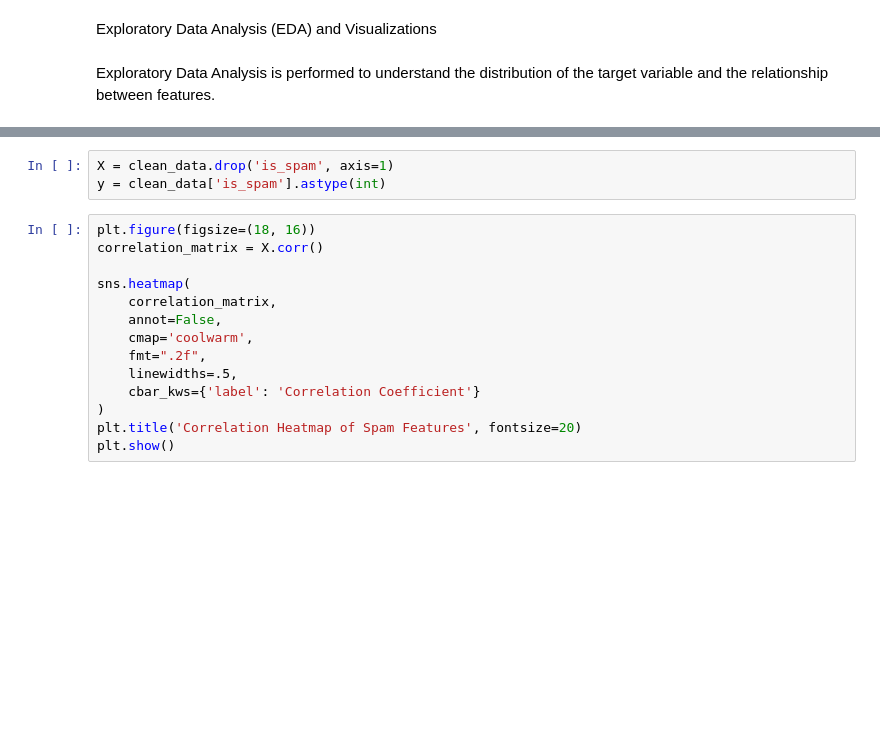
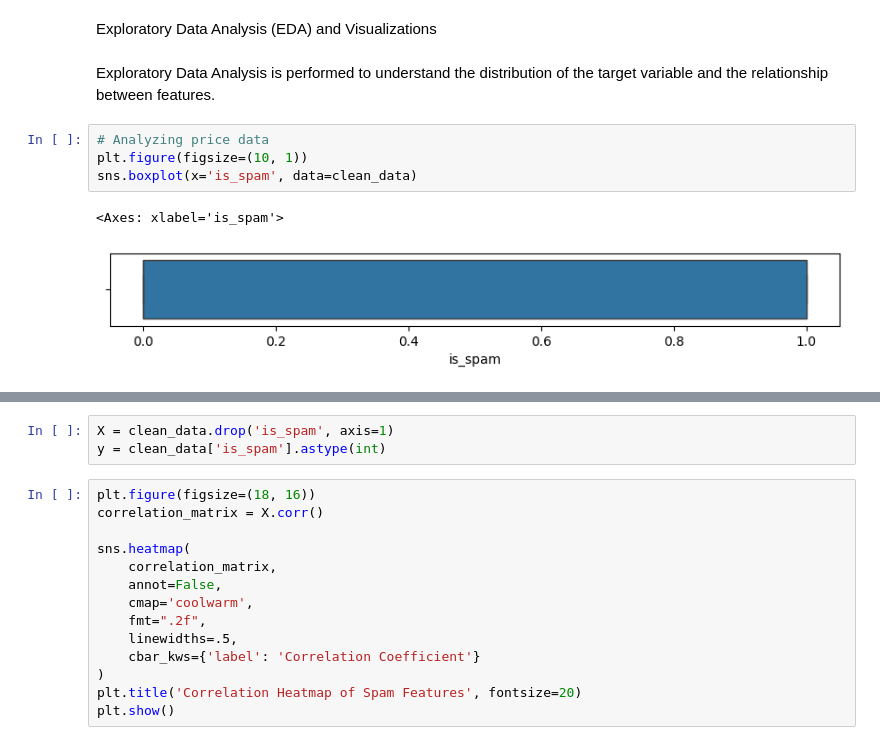
Before and after one commit to olgascode1/Data_Exploration_CA2, a Jupyter notebook: L7 Data Exploration CA2v4.ipynb, the cells around one changed output, grey strips where cells are left out. Cells and saved outputs as stored; diff of their text form; blank space fills up the shorter version.

```diff
--- a/L7 Data Exploration CA2v4.ipynb
+++ b/L7 Data Exploration CA2v4.ipynb
@@ -149,3 +144,10 @@ sns.heatmap(clean_data.corr())
 Exploratory Data Analysis (EDA) and Visualizations
 # %% [markdown]
 Exploratory Data Analysis is performed to understand the distribution of the target variable and the relationship between features.
+# %%
+# Analyzing price data
+plt.figure(figsize=(10, 1))
+sns.boxplot(x='is_spam', data=clean_data)
+# %% [output]
+<Axes: xlabel='is_spam'>
+[figure, added]
```
Also changed, not shown: parts of 2 cells of this notebook.
